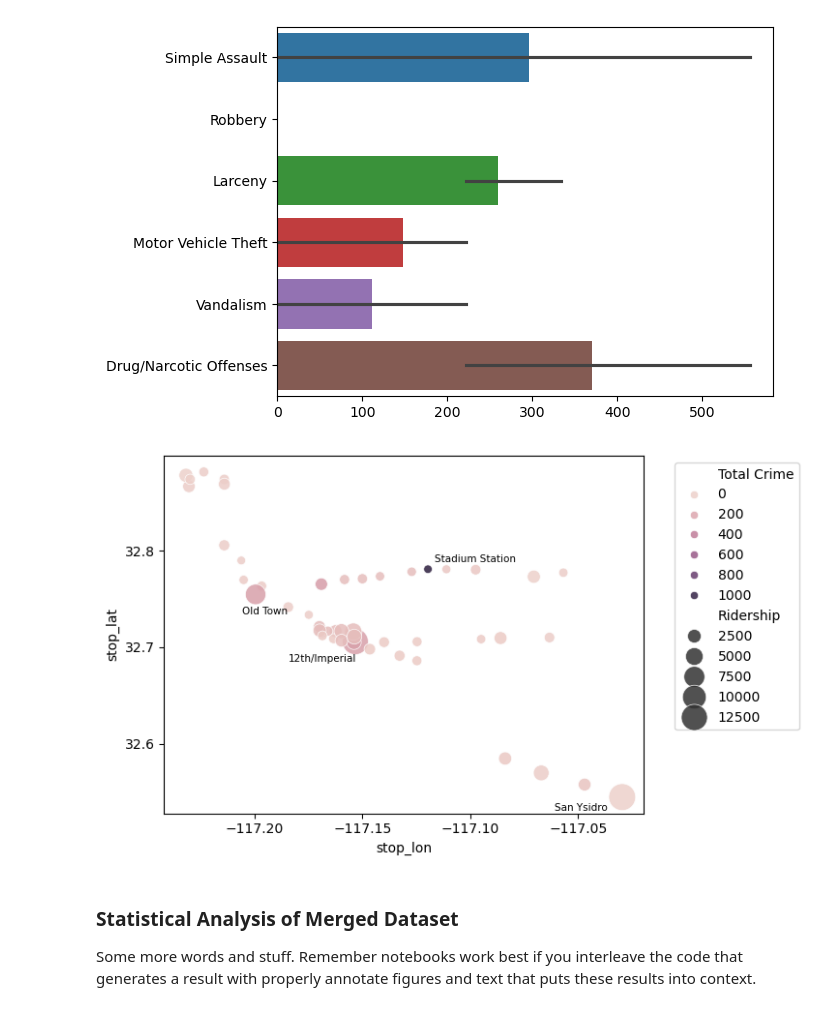
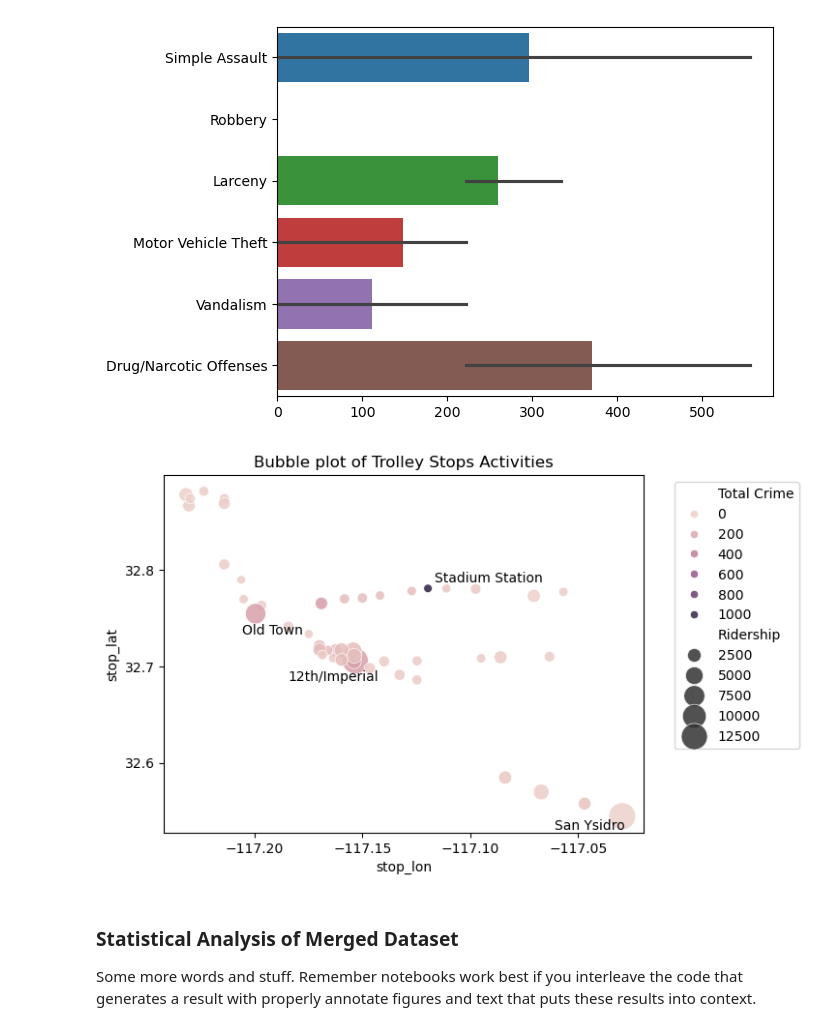
Before and after one commit to COGS108/Group022_WI26, a Jupyter notebook: 03-FinalProject.ipynb, the cells around one changed output. Drawn from its saved outputs; the diff is of its cells as text; code cells hidden in the pictures.

```diff
--- a/03-FinalProject.ipynb
+++ b/03-FinalProject.ipynb
@@ -475,10 +475,10 @@ Some more words and stuff.  Remember notebooks work best if you interleave the c
 
 tba
 # %%
-final_df = pd.read_csv('data/02-processed/final_transit_crime_data_cleaned.csv')
+df = pd.read_csv('data/02-processed/final_transit_crime_data_cleaned.csv')
 c_lines = {'Blue':'tab:blue', 'Green':'tab:green', 'Orange':'tab:orange'}
 crime_cols = ['Simple Assault', 'Robbery', 'Larceny', 'Motor Vehicle Theft', 'Vandalism', 'Drug/Narcotic Offenses']
-final_df['Total Crime'] = final_df[crime_cols].sum(axis=1)
+df['Total Crime'] = df[crime_cols].sum(axis=1)
 # %% [markdown]
 To begin, we'll explore crime rate by trolley line to identify general trends. This aggregation is easier to interpret than stops or neighborhoods while still maintaining a level of geographic context.
 # %%
@@ -528,17 +529,18 @@ Name: 24, dtype: object
 <Axes: >
 [figure]
 # %%
-map_df = final_df.groupby(['Station', 'stop_lat', 'stop_lon'])[['Ridership', 'Total Crime']].mean().reset_index()
+map_df = df.groupby(['Station', 'stop_lat', 'stop_lon'])[['Ridership', 'Total Crime']].mean().reset_index()
 
 sns.scatterplot(map_df, x='stop_lon', y='stop_lat', size='Ridership', sizes=(40, 400), hue='Total Crime', alpha=0.85)
 plt.legend(loc='upper left', bbox_to_anchor=(1.05, 1.))
 plt.locator_params(axis='both', nbins=7)
+plt.title('Bubble plot of Trolley Stops Activities')
 
 xy_pos = {'Stadium Station':(5, 5), 'Old Town':(-10, -15), '12th/Imperial':(-50, -15), 'San Ysidro':(-50, -10)}
 for _, row in map_df[map_df['Station'].isin(xy_pos.keys())].iterrows():
-    plt.annotate(row['Station'], (row['stop_lon'], row['stop_lat']), xytext=xy_pos[row['Station']], fontsize=7.5, textcoords='offset points')
+    plt.annotate(row['Station'], (row['stop_lon'], row['stop_lat']), xytext=xy_pos[row['Station']], textcoords='offset points')
 # %% [output]
-[figure, old version]
+[figure, new version]
 # %% [markdown]
 ### Statistical Analysis of Merged Dataset
 
```
Also changed, not shown: parts of 10 cells of this notebook.
